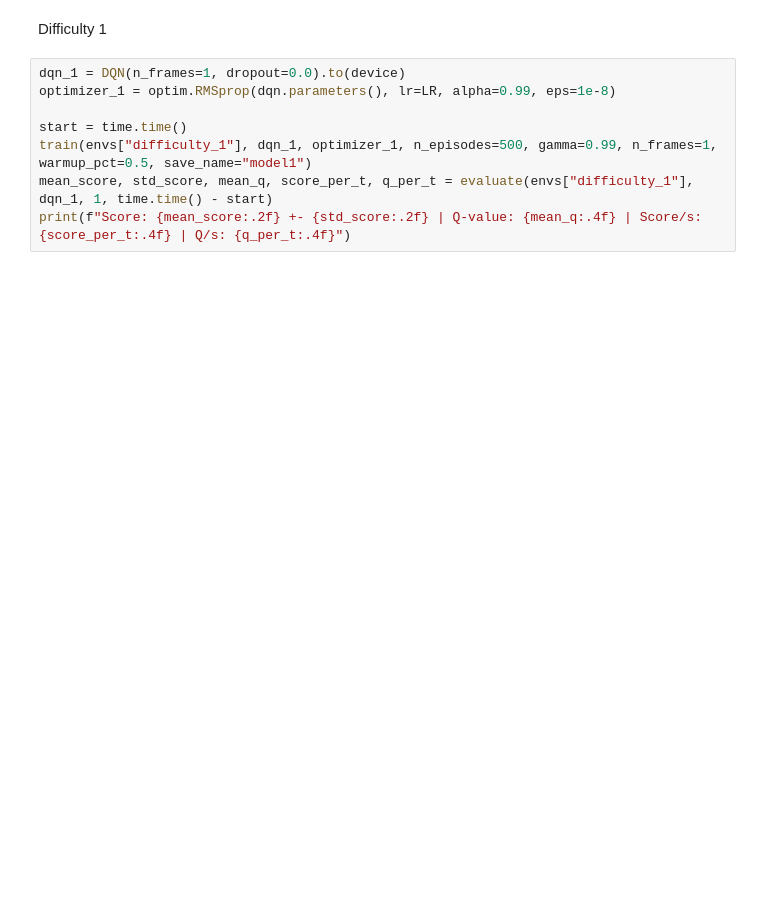
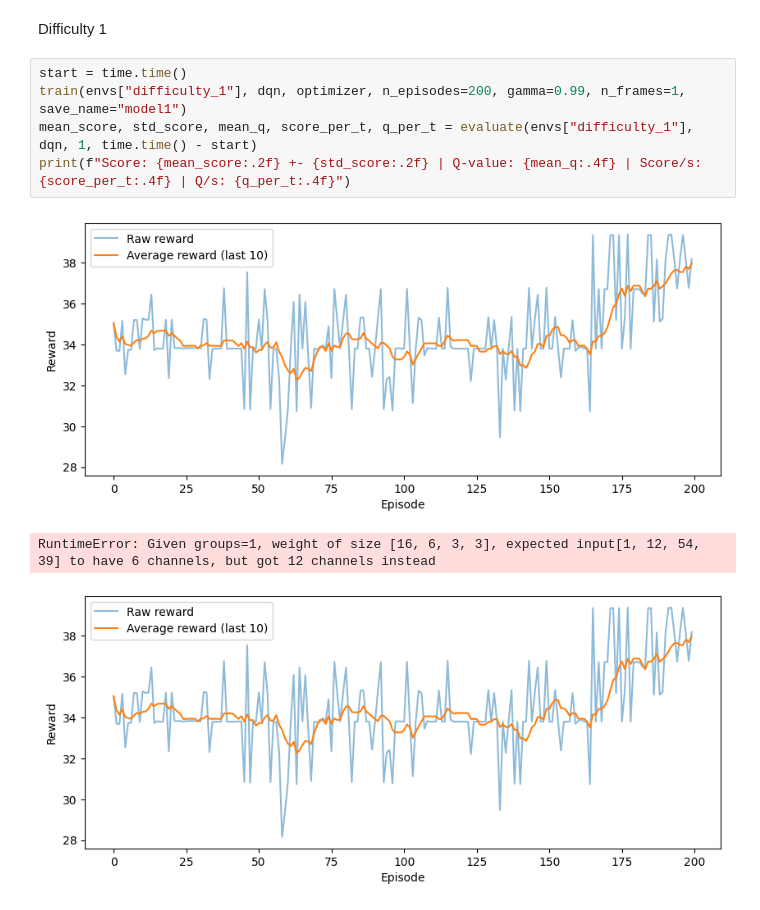
Before and after one commit to rarosilva/DL_Proj2, a Jupyter notebook: tasks/task1.ipynb, the cells around one changed output. Drawn from its saved outputs; the diff is of its cells as text; blank space fills up the shorter version.

```diff
--- a/tasks/task1.ipynb
+++ b/tasks/task1.ipynb
@@ -462,10 +459,11 @@ Score: 28.00 +- 0.00 | Q-value: 4.6014 | Score/s: 0.0249 | Q/s: 0.0041
 # %% [markdown]
 Difficulty 1
 # %%
-dqn_1 = DQN(n_frames=1, dropout=0.0).to(device)
-optimizer_1 = optim.RMSprop(dqn.parameters(), lr=LR, alpha=0.99, eps=1e-8)
-
 start = time.time()
-train(envs["difficulty_1"], dqn_1, optimizer_1, n_episodes=500, gamma=0.99, n_frames=1, warmup_pct=0.5, save_name="model1")
-mean_score, std_score, mean_q, score_per_t, q_per_t = evaluate(envs["difficulty_1"], dqn_1, 1, time.time() - start)
+train(envs["difficulty_1"], dqn, optimizer, n_episodes=200, gamma=0.99, n_frames=1, save_name="model1")
+mean_score, std_score, mean_q, score_per_t, q_per_t = evaluate(envs["difficulty_1"], dqn, 1, time.time() - start)
 print(f"Score: {mean_score:.2f} +- {std_score:.2f} | Q-value: {mean_q:.4f} | Score/s: {score_per_t:.4f} | Q/s: {q_per_t:.4f}")
+# %% [output]
+[figure, added]
+RuntimeError: Given groups=1, weight of size [16, 6, 3, 3], expected input[1, 12, 54, 39] to have 6 channels, but got 12 channels instead
+[figure, added]
```
Also changed, not shown: parts of 15 cells of this notebook.
